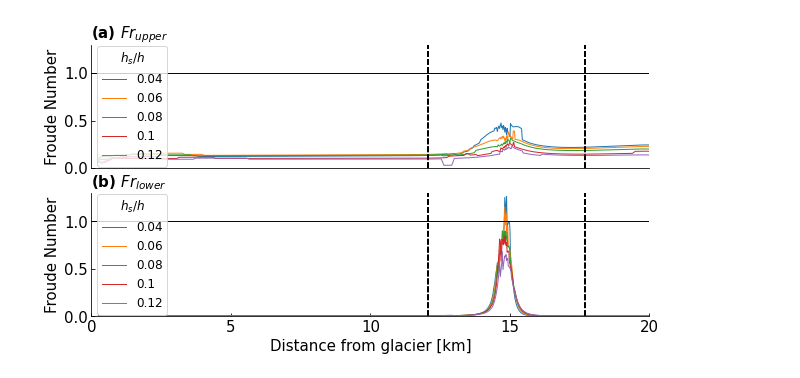
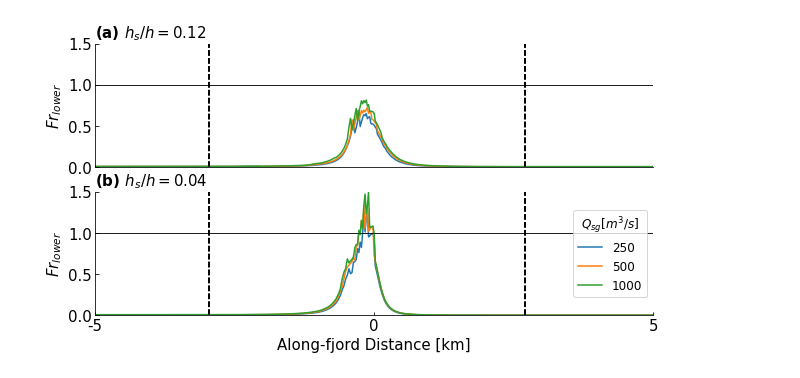
Before and after one commit to weiyangbao/Jupyter-Iceplume, a Jupyter notebook: Fjord Modeling/3-Froude.ipynb, the cells around one changed output. Cells and saved outputs as stored; diff of their text form; code cells hidden in the pictures.

```diff
--- a/Fjord Modeling/3-Froude.ipynb
+++ b/Fjord Modeling/3-Froude.ipynb
@@ -59,8 +60,9 @@ def DynamicalP(case_id):
         L[i] = gr
     return (s1, s2, u1, u2, F1, F2)
 # %%
-case_n = np.array([1,2,3,4,5])
+case_n = np.array([3,4,5,6])
 hsr = np.array([0.04,0.06,0.08,0.10,0.12])
+qsg = np.array([100,250,500,1000])
 dist = xr.open_dataset(datapath + '/state_001.nc').X.data[:260] / 1000
 
 Fr1 = np.empty([len(case_n), len(dist)])
@@ -86,13 +111,13 @@ ax2 = fig1.add_subplot(212)
 
 
 for k in range(len(case_n)):
-    ax1.plot(dist,Fr1[k,:],lw=1,label=str(hsr[k]))
-    ax1.legend(title=r'$h_s/h$',title_fontsize=12,fontsize=12, loc="center left")
+    ax1.plot(dist,Fr1[k,:],lw=1.5,label=str(qsg[k]))
+    #ax1.legend(title=r'$h_s/h$',title_fontsize=12,fontsize=12, loc="center left")
     ax1.axhline(y=1, color='k',lw=.5)
     ax1.axvline(x=dist[120], color='k', linestyle='--')
     ax1.axvline(x=dist[235], color='k', linestyle='--')
     ax1.set_ylabel(r'Froude Number',size=15)
-    ax1.set_xlim([0, 20])
+    ax1.set_xlim([10, 20])
     ax1.set_ylim([0, 1.3])
     ax1.xaxis.set_visible(False) # This erases the y ticks
     ax1.tick_params(direction='in',labelsize=15)
@@ -100,15 +125,16 @@ for k in range(len(case_n)):
     ax1.spines['right'].set_visible(False)
     ax1.set_title('(a) $Fr_{upper}$', loc='left', size=15, weight='bold')
 
-    ax2.plot(dist,-Fr2[k,:],lw=1,label=str(hsr[k]))
-    ax2.legend(title=r'$h_s/h$',title_fontsize=12,fontsize=12, loc="center left")
+    ax2.plot(dist,-Fr2[k,:],lw=1.5,label=str(qsg[k]))
+    ax2.legend(title=r'$h_s/h$',title_fontsize=12,fontsize=12, loc="right")
     ax2.axhline(y=1, color='k',lw=.5)
     ax2.axvline(x=dist[120], color='k', linestyle='--')
     ax2.axvline(x=dist[235], color='k', linestyle='--')
     ax2.set_ylabel(r'Froude Number',size=15)
-    ax2.set_xlabel(r'Distance from glacier [km]',size=15)
-    ax2.set_xlim([0, 20])
-    ax2.set_xticks([0, 5, 10, 15, 20])
+    ax2.set_xlabel(r'Along-fjord Distance [km]',size=15)
+    ax2.set_xlim([10, 20])
+    ax2.set_xticks([10, 15, 20])
+    ax2.set_xticklabels(["-5","0","5"])
     ax2.set_ylim([0, 1.3])
     ax2.tick_params(direction='in',labelsize=15)
     ax2.spines['top'].set_visible(False)
@@ -116,8 +142,53 @@ for k in range(len(case_n)):
     ax2.set_title('(b) $Fr_{lower}$', loc='left', size=15, weight='bold')
 
 plt.show()
-# %% [output]
-[figure, removed]
+# %%
+# x0 = 2
+# Fr11[:,:x0] = 'nan'
+# Fr21[:,:x0] = 'nan'
+
+
+fig2 = plt.figure(figsize=(10,5))
+fig2.tight_layout()
+
+ax1 = fig2.add_subplot(211)
+ax2 = fig2.add_subplot(212)
+
+
+for k in range(len(case_n)):
+    ax1.plot(dist,-Fr21[k,:],lw=1.5,label=str(qsg[k]))
+    #ax1.legend(title=r'$h_s/h$',title_fontsize=12,fontsize=12, loc="center left")
+    ax1.axhline(y=1, color='k',lw=.5)
+    ax1.axvline(x=dist[120], color='k', linestyle='--')
+    ax1.axvline(x=dist[235], color='k', linestyle='--')
+    ax1.set_ylabel(r'$Fr_{lower}$',size=15)
+    ax1.set_xlim([10, 20])
+    ax1.set_ylim([0, 1.5])
+    ax1.xaxis.set_visible(False) # This erases the y ticks
+    ax1.tick_params(direction='in',labelsize=15)
+    ax1.spines['top'].set_visible(False)
+    ax1.spines['right'].set_visible(False)
+    ax1.set_title('(a) $h_s/h=0.12$', loc='left', size=15, weight='bold')
+
+    ax2.plot(dist,-Fr22[k,:],lw=1.5,label=str(qsg[k]))
+    ax2.legend(title=r'$Q_{sg} [m^3/s]$',title_fontsize=12,fontsize=12, loc="right")
+    ax2.axhline(y=1, color='k',lw=.5)
+    ax2.axvline(x=dist[120], color='k', linestyle='--')
+    ax2.axvline(x=dist[235], color='k', linestyle='--')
+    ax2.set_ylabel(r'$Fr_{lower}$',size=15)
+    ax2.set_xlabel(r'Along-fjord Distance [km]',size=15)
+    ax2.set_xlim([10, 20])
+    ax2.set_xticks([10, 15, 20])
+    ax2.set_xticklabels(["-5","0","5"])
+    ax2.set_ylim([0, 1.5])
+    ax2.tick_params(direction='in',labelsize=15)
+    ax2.spines['top'].set_visible(False)
+    ax2.spines['right'].set_visible(False)
+    ax2.set_title('(b) $h_s/h=0.04$', loc='left', size=15, weight='bold')
+
+plt.show()
+# %% [output]
+[figure, added]
 # %%
 fig_path ="/home/1959/Jupyter_Figs/FjordModeling/"
 if not os.path.exists(fig_path):
```
Also changed, not shown: parts of 3 cells of this notebook, 1 other file.
